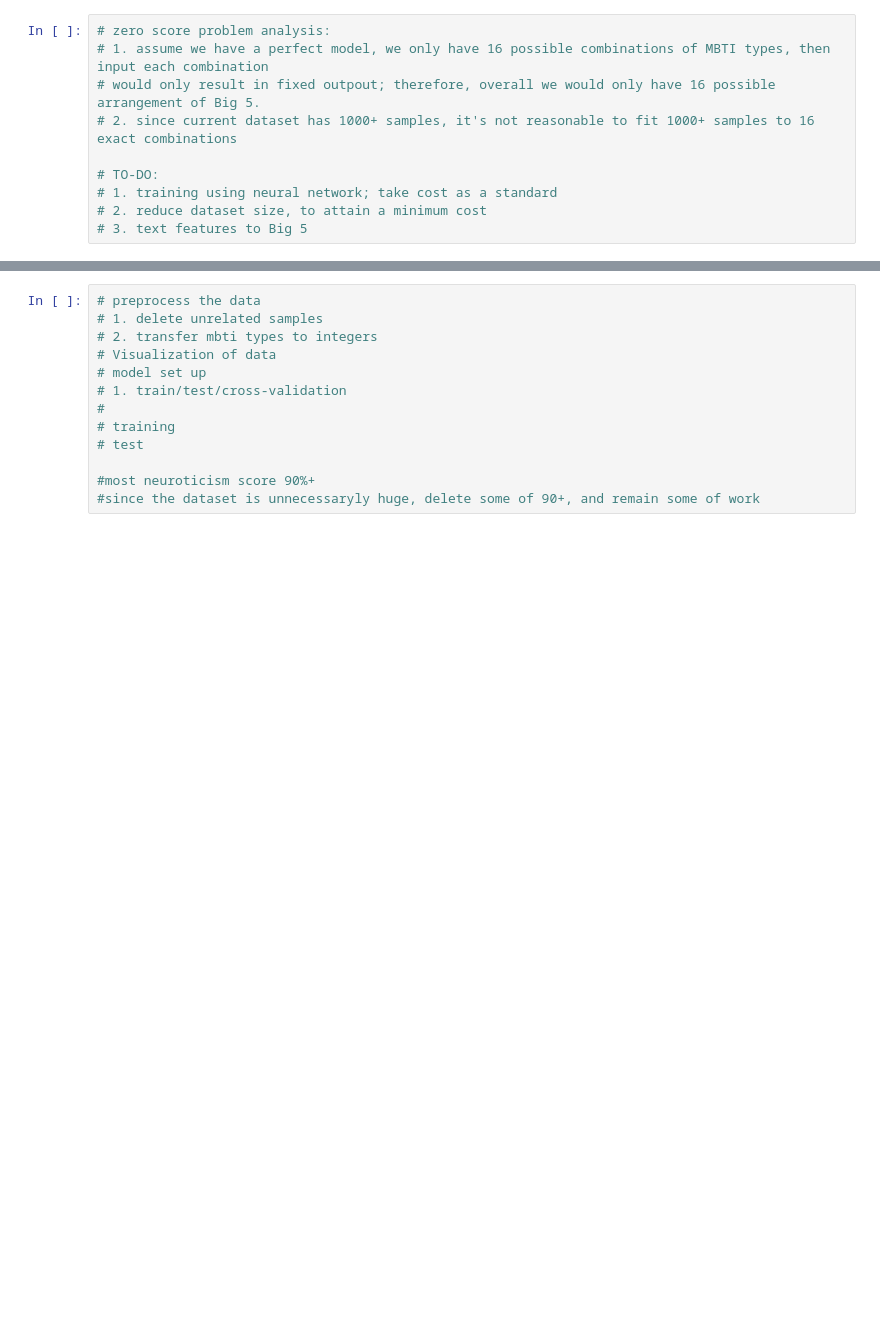
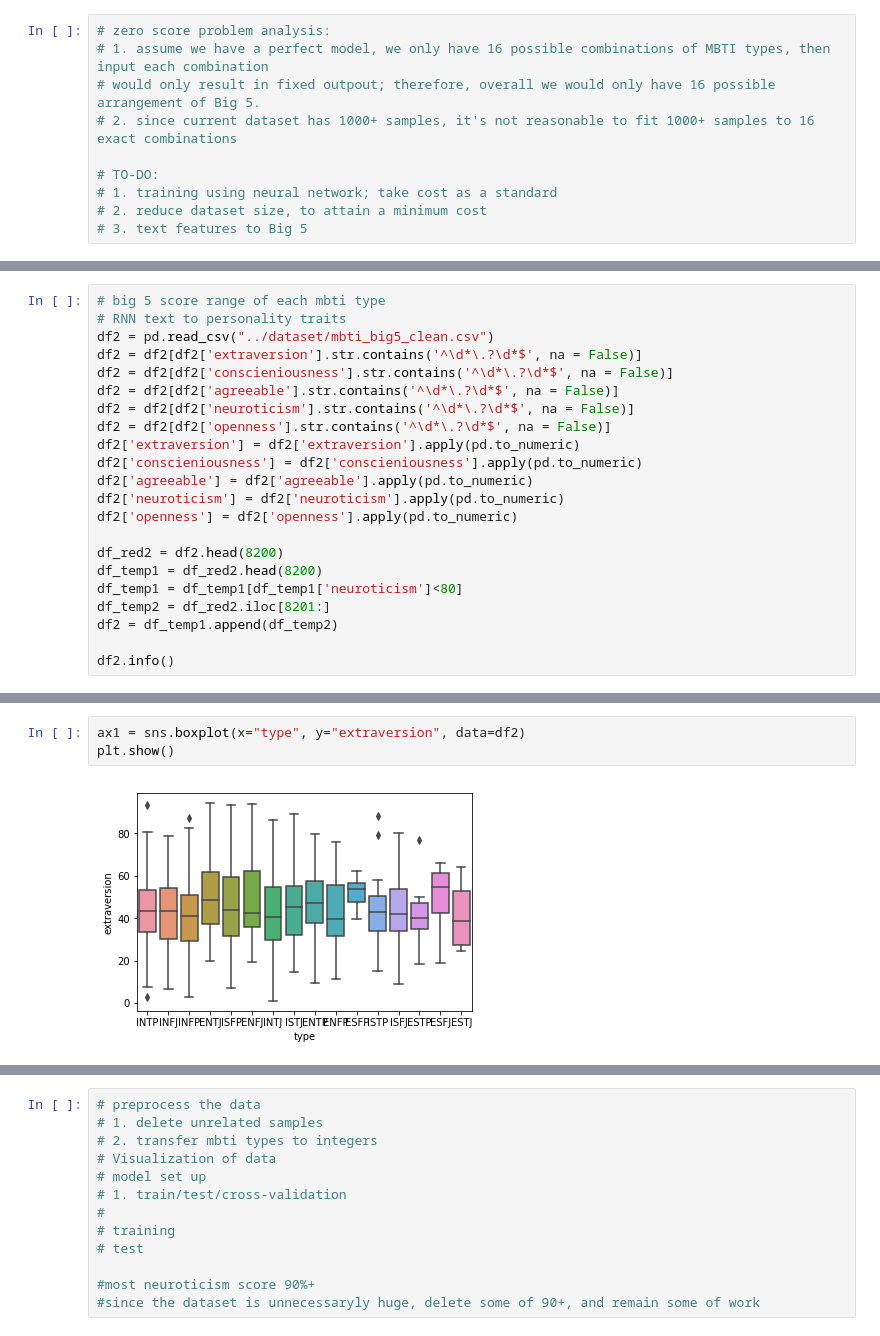
Before and after one commit to zixinh/text-to-personality, a Jupyter notebook: mbti_to-big5.ipynb, the cells around one changed output, grey strips where cells are left out. Cells and saved outputs as stored; diff of their text form; blank space fills up the shorter version.

```diff
--- a/mbti_to-big5.ipynb
+++ b/mbti_to-big5.ipynb
@@ -220,0 +341,22 @@ Score:  -0.0180649604274
+# %%
+# big 5 score range of each mbti type
+# RNN text to personality traits
+df2 = pd.read_csv("../dataset/mbti_big5_clean.csv")
+df2 = df2[df2['extraversion'].str.contains('^\d*\.?\d*$', na = False)]
+df2 = df2[df2['conscieniousness'].str.contains('^\d*\.?\d*$', na = False)]
+df2 = df2[df2['agreeable'].str.contains('^\d*\.?\d*$', na = False)]
+df2 = df2[df2['neuroticism'].str.contains('^\d*\.?\d*$', na = False)]
+df2 = df2[df2['openness'].str.contains('^\d*\.?\d*$', na = False)]
+df2['extraversion'] = df2['extraversion'].apply(pd.to_numeric)
+df2['conscieniousness'] = df2['conscieniousness'].apply(pd.to_numeric)
+df2['agreeable'] = df2['agreeable'].apply(pd.to_numeric)
+df2['neuroticism'] = df2['neuroticism'].apply(pd.to_numeric)
+df2['openness'] = df2['openness'].apply(pd.to_numeric)
+
+df_red2 = df2.head(8200)
+df_temp1 = df_red2.head(8200)
+df_temp1 = df_temp1[df_temp1['neuroticism']<80]
+df_temp2 = df_red2.iloc[8201:]
+df2 = df_temp1.append(df_temp2)
+
+df2.info()
@@ -220,0 +375,5 @@ Score:  -0.0180649604274
+# %%
+ax1 = sns.boxplot(x="type", y="extraversion", data=df2)
+plt.show()
+# %% [output]
+[figure, added]
```
Also changed, not shown: parts of 11 cells of this notebook.
